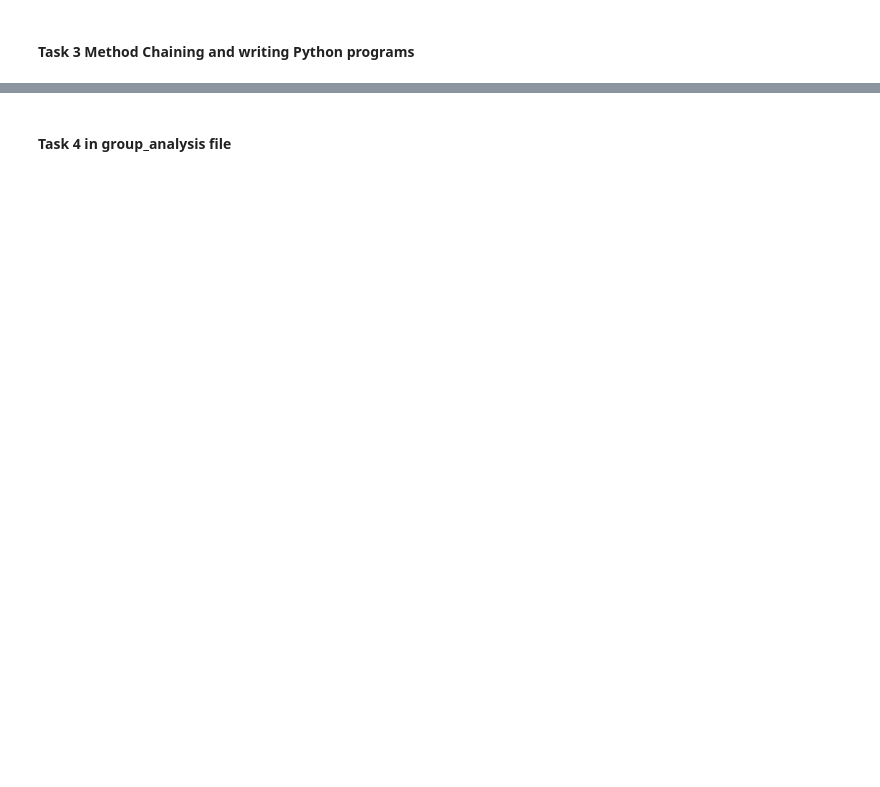
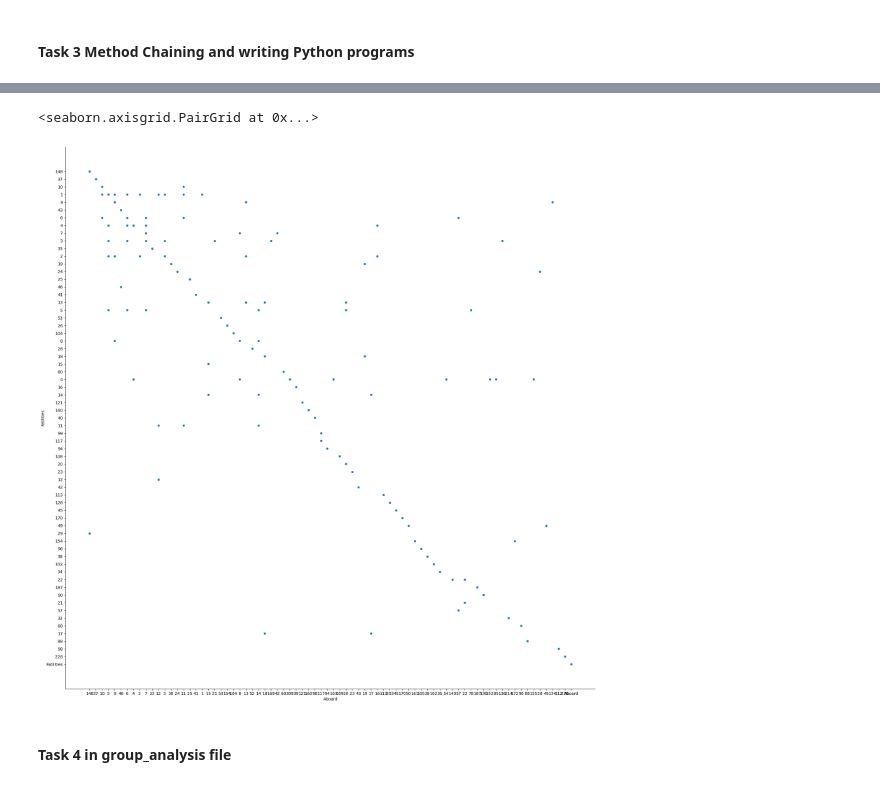
Before and after one commit to raghavbhagria/data-analysis, a Jupyter notebook: notebooks/analysis1.ipynb, the cells around one changed output, grey strips where cells are left out. Drawn from its saved outputs; the diff is of its cells as text; code cells hidden in the pictures; blank space fills up the shorter version.

```diff
--- a/notebooks/analysis1.ipynb
+++ b/notebooks/analysis1.ipynb
@@ -277,2 +344,7 @@ dataset
+# %%
+sns.pairplot(newdata,x_vars='Aboard',y_vars='Fatilities',height=20)
+# %% [output]
+<seaborn.axisgrid.PairGrid at 0x...>
+[figure, added]
 # %% [markdown]
 #### Task 4 in group_analysis file
```
Also changed, not shown: parts of 23 cells of this notebook, 6 other files.
